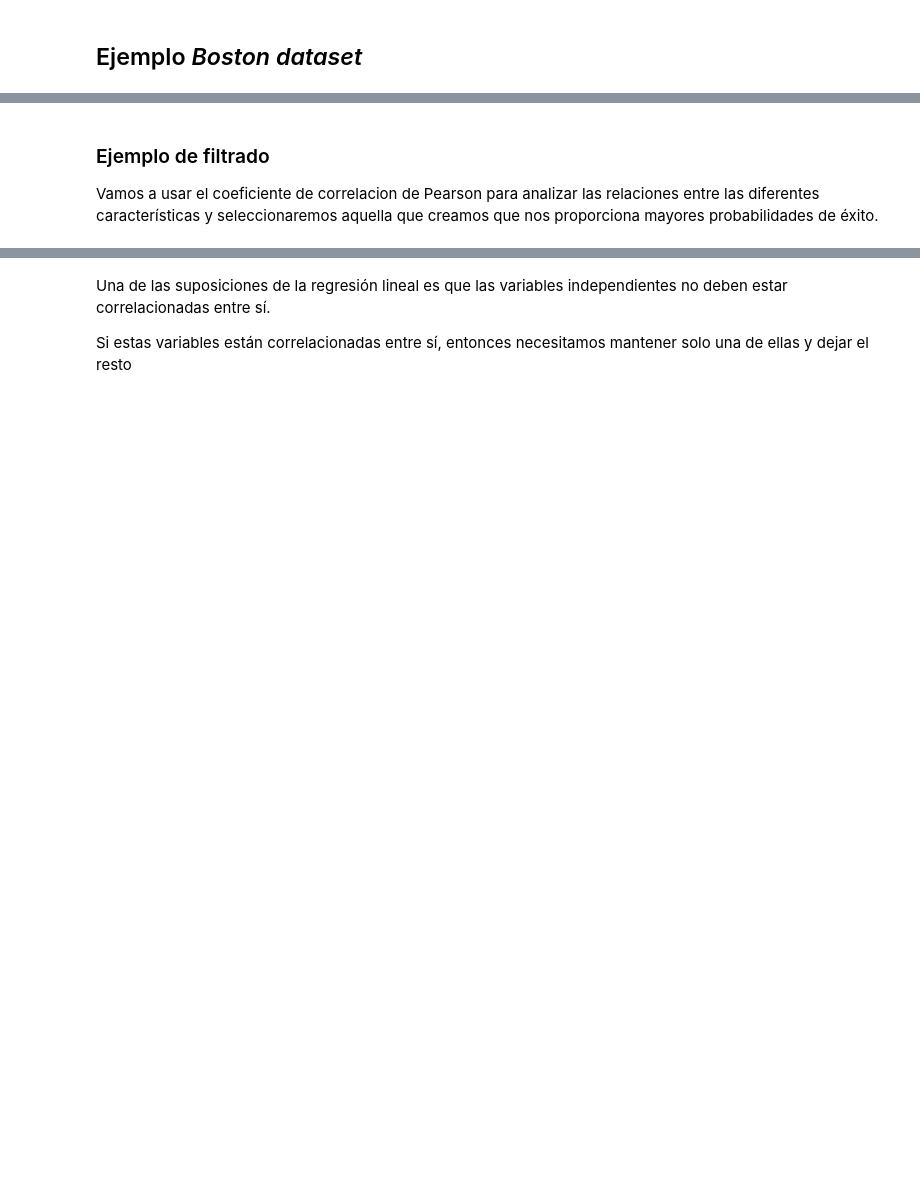
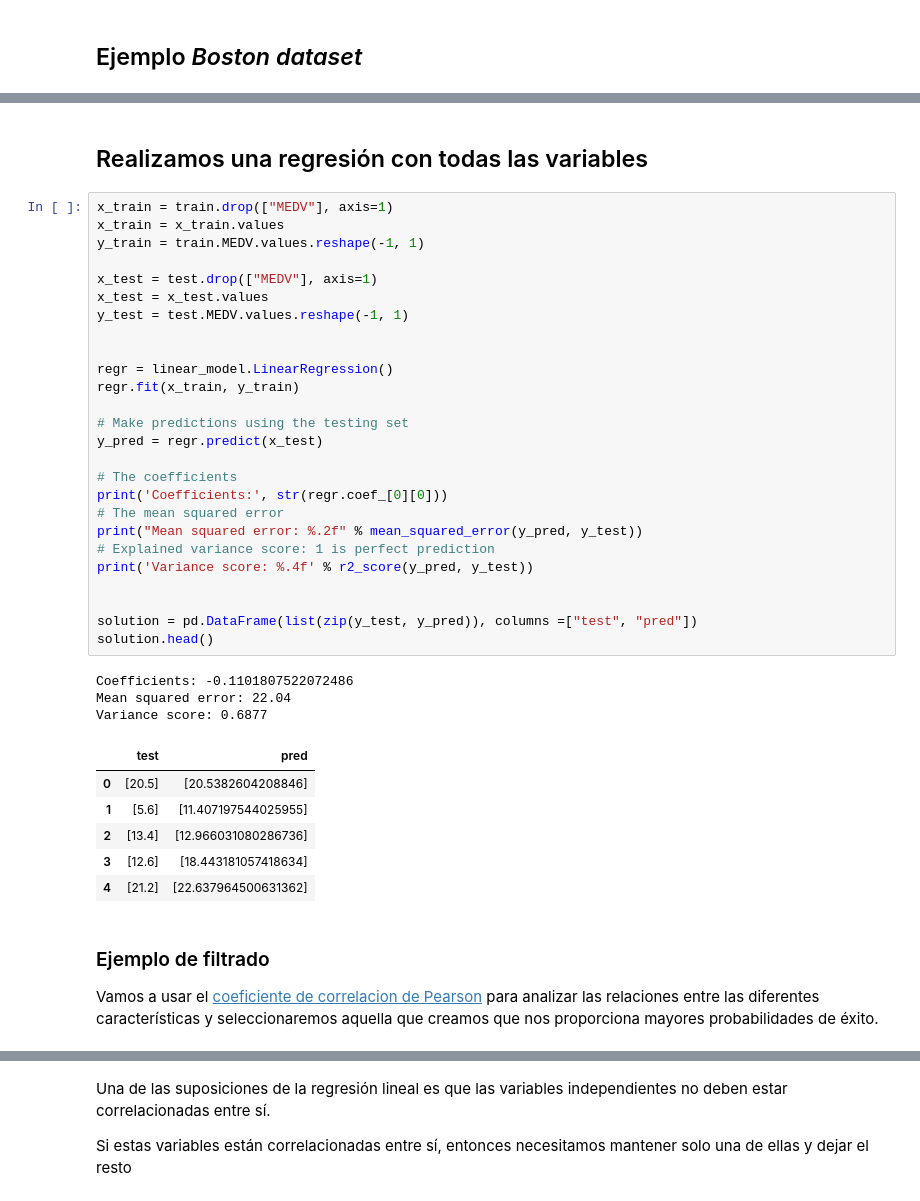
Before and after one commit to bmalcover/ml2019, a Jupyter notebook: 04_Selección_de_caracteristicas.ipynb, the cells around one changed output, grey strips where cells are left out. Drawn from its saved outputs; the diff is of its cells as text; blank space fills up the shorter version.

```diff
--- a/04_Selección_de_caracteristicas.ipynb
+++ b/04_Selección_de_caracteristicas.ipynb
@@ -49,7 +80,45 @@ train, test = train_test_split(df, test_size=0.2, random_state=33)
+# %% [markdown]
+## Realizamos una regresión con todas las variables
+# %%
+x_train = train.drop(["MEDV"], axis=1)
+x_train = x_train.values
+y_train = train.MEDV.values.reshape(-1, 1)
+
+x_test = test.drop(["MEDV"], axis=1)
+x_test = x_test.values
+y_test = test.MEDV.values.reshape(-1, 1)
+
+
+regr = linear_model.LinearRegression()
+regr.fit(x_train, y_train)
+
+# Make predictions using the testing set
+y_pred = regr.predict(x_test)
+
+# The coefficients
+print('Coefficients:', str(regr.coef_[0][0]))
+# The mean squared error
+print("Mean squared error: %.2f" % mean_squared_error(y_pred, y_test))
+# Explained variance score: 1 is perfect prediction
+print('Variance score: %.4f' % r2_score(y_pred, y_test))
+
+
+solution = pd.DataFrame(list(zip(y_test, y_pred)), columns =["test", "pred"])
+solution.head()
+# %% [output]
+Coefficients: -0.1101807522072486
+Mean squared error: 22.04
+Variance score: 0.6877
+|  | test | pred |
+| 0 | [20.5] | [20.5382604208846] |
+| 1 | [5.6] | [11.407197544025955] |
+| 2 | [13.4] | [12.966031080286736] |
+| 3 | [12.6] | [18.443181057418634] |
+| 4 | [21.2] | [22.637964500631362] |
 # %% [markdown]
 ### Ejemplo de filtrado
 
-Vamos a usar el coeficiente de correlacion de Pearson para analizar las relaciones entre las diferentes características y seleccionaremos aquella que creamos que nos proporciona mayores probabilidades de éxito.
+Vamos a usar el [coeficiente de correlacion de Pearson](http://mathworld.wolfram.com/CorrelationCoefficient.html) para analizar las relaciones entre las diferentes características y seleccionaremos aquella que creamos que nos proporciona mayores probabilidades de éxito.
 # %%
 plt.figure(figsize=(12,10))
 cor = train.corr()
```
Also changed, not shown: parts of 26 cells of this notebook.
